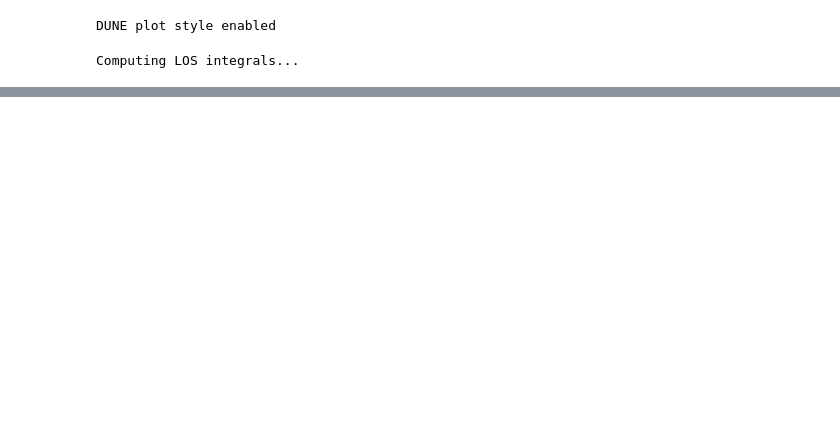
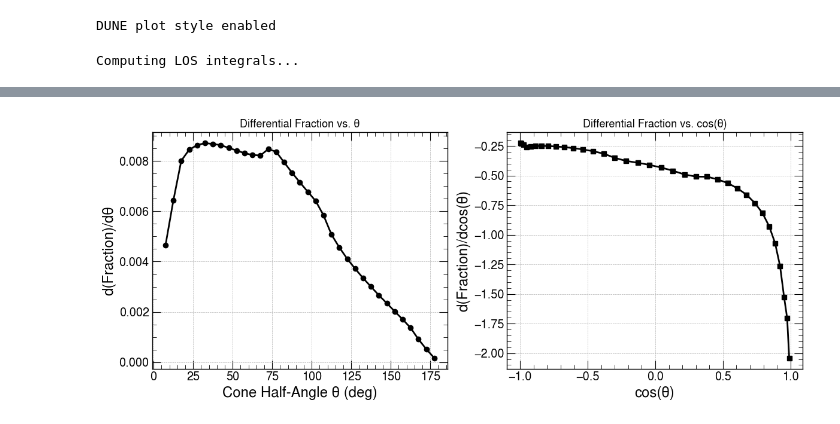
Before and after one commit to lperes-ufrj/AxionAnalysis, a Jupyter notebook: GalaxyCenterSim/GCDirection_Study.ipynb, the cells around one changed output, grey strips where cells are left out. Saved outputs shown, nothing was run; the diff lists cells and outputs as text; code cells hidden in the pictures; blank space fills up the shorter version.

```diff
--- a/GalaxyCenterSim/GCDirection_Study.ipynb
+++ b/GalaxyCenterSim/GCDirection_Study.ipynb
@@ -74,0 +241,31 @@ plt.show()
+# %%
+# Compute differentials
+dtheta = np.diff(angles)
+dfraction = np.diff(fractions)
+
+# Midpoints for plotting differentials
+theta_mid = 0.5 * (angles[:-1] + angles[1:])
+cos_theta_mid = 0.5 * (np.cos(np.radians(angles[:-1])) + np.cos(np.radians(angles[1:])))
+
+# Plot: dFraction/dθ vs θ
+plt.figure(figsize=(12, 5))
+plt.subplot(1, 2, 1)
+plt.plot(theta_mid, dfraction / dtheta, marker='o')
+plt.xlabel("Cone Half-Angle θ (deg)")
+plt.ylabel("d(Fraction)/dθ")
+plt.title("Differential Fraction vs. θ", fontsize=13)
+plt.grid(True)
+
+# Plot: dFraction/dcos(θ) vs cos(θ)
+dcos_theta = np.diff(np.cos(np.radians(angles)))
+plt.subplot(1, 2, 2)
+plt.plot(cos_theta_mid, dfraction / dcos_theta, marker='s')
+plt.xlabel("cos(θ)")
+plt.ylabel("d(Fraction)/dcos(θ)")
+plt.title("Differential Fraction vs. cos(θ)", fontsize=13)
+plt.grid(True)
+
+plt.tight_layout()
+plt.show()
+# %% [output]
+[figure, added]
```
Also changed, not shown: parts of 12 cells of this notebook, 4 other files.
